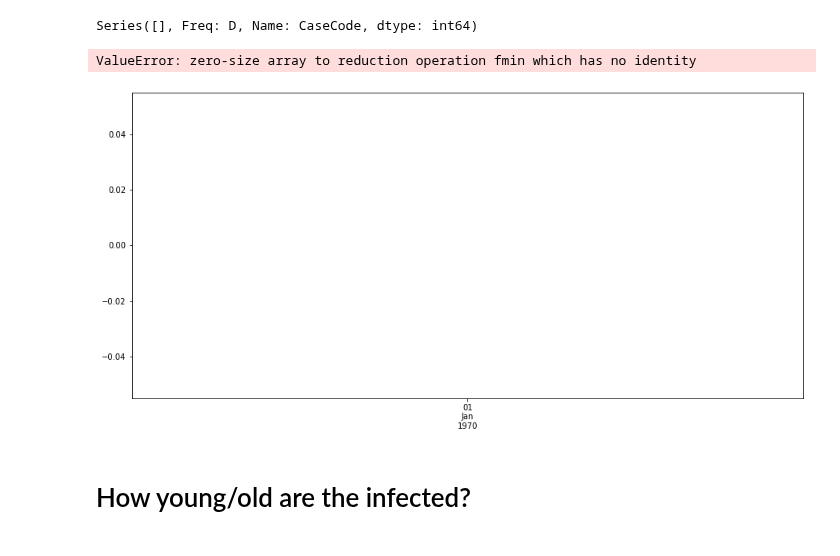
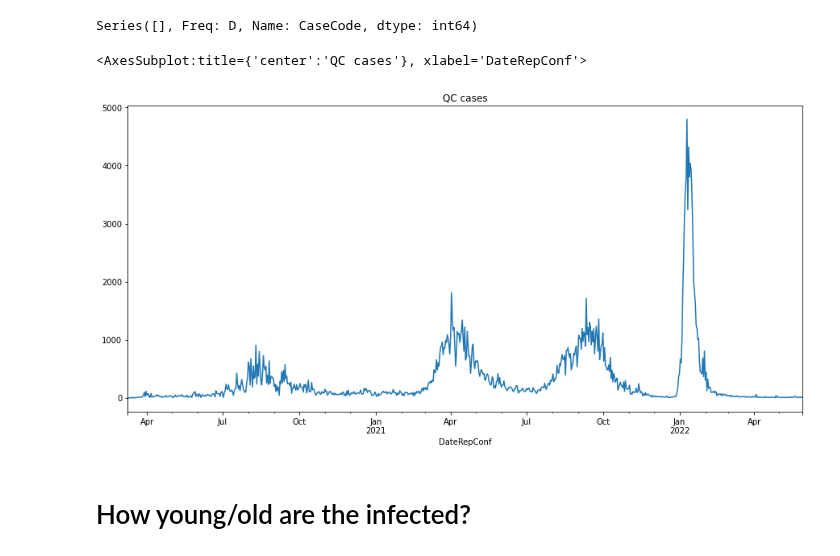
Before and after one commit to pmagtulis/covid-ph, a Jupyter notebook: covid-philippines.ipynb, the cells around one changed output. Drawn from its saved outputs; the diff is of its cells as text; code cells hidden in the pictures.

```diff
--- a/covid-philippines.ipynb
+++ b/covid-philippines.ipynb
@@ -534,10 +528,10 @@ df[df.CityMunRes=="Quezon city"].resample('D', on='DateRepConf').CaseCode.count(
 Series([], Freq: D, Name: CaseCode, dtype: int64)
 # %%
 #Not plotnine but can be made one if made into a single df.
-df[df.CityMunRes=="Quezon city"].resample('D', on='DateRepConf').CaseCode.count().plot(title="QC cases", figsize = (15, 7))
+df[df.CityMunRes=="Quezon City"].resample('D', on='DateRepConf').CaseCode.count().plot(title="QC cases", figsize = (15, 7))
 # %% [output]
-ValueError: zero-size array to reduction operation fmin which has no identity
+<AxesSubplot:title={'center':'QC cases'}, xlabel='DateRepConf'>
-[figure, old version]
+[figure, new version]
 # %% [markdown]
 # How young/old are the infected?
 # %%
```
Also changed, not shown: parts of 27 cells of this notebook.
